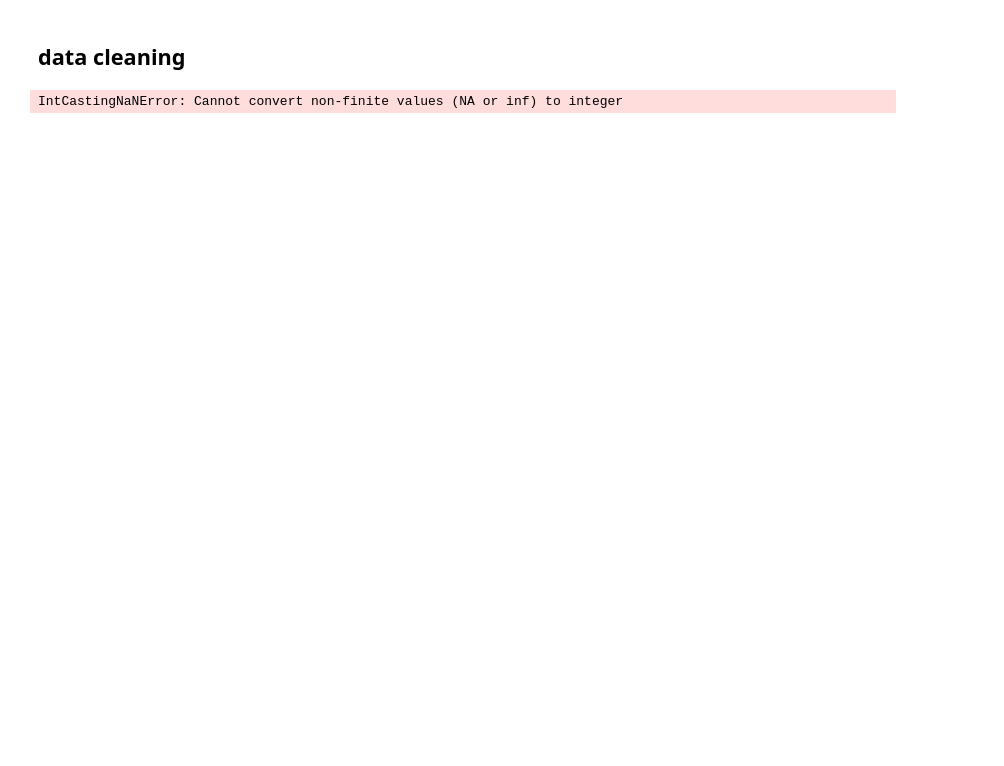
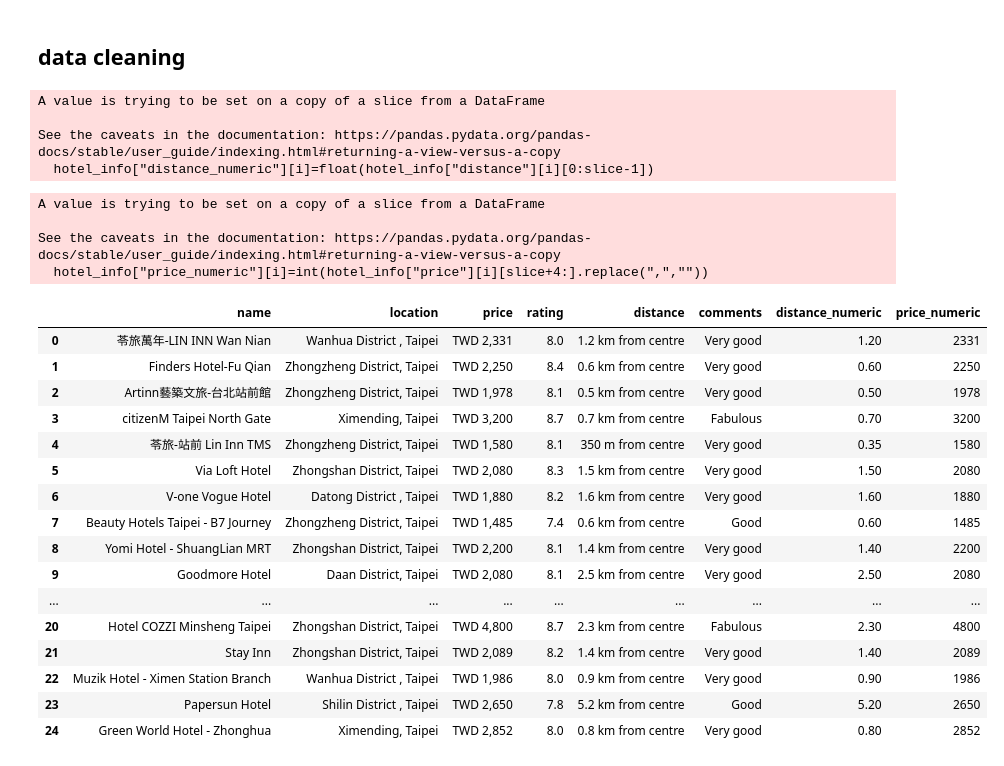
Before and after one commit to woody1234567/programming-hw, a Jupyter notebook: main.ipynb, the cells around one changed output. Drawn from its saved outputs; the diff is of its cells as text; code cells hidden in the pictures; blank space fills up the shorter version.

```diff
--- a/main.ipynb
+++ b/main.ipynb
@@ -41,8 +42,41 @@ for i in range(hotel_info.shape[0]):
     else:
         slice_temp=hotel_info["distance"][i].find("m")
         hotel_info["distance_numeric"][i]=float(hotel_info["distance"][i][0:slice_temp-1])/1000
-# rating
-hotel_info.astype({"price":"int","rating":"float"})
-hotel_info
 # %% [output]
-IntCastingNaNError: Cannot convert non-finite values (NA or inf) to integer
+A value is trying to be set on a copy of a slice from a DataFrame
+
+See the caveats in the documentation: https://pandas.pydata.org/pandas-docs/stable/user_guide/indexing.html#returning-a-view-versus-a-copy
+  hotel_info["distance_numeric"][i]=float(hotel_info["distance"][i][0:slice-1])
+# %%
+hotel_info["price_numeric"]=0
+# %%
+# price
+for i in range(hotel_info.shape[0]):
+    slice=hotel_info["price"][i].find("TWD")
+    if slice!=-1:
+        hotel_info["price_numeric"][i]=int(hotel_info["price"][i][slice+4:].replace(",",""))
+    else:
+        continue
+hotel_info
+# %% [output]
+A value is trying to be set on a copy of a slice from a DataFrame
+
+See the caveats in the documentation: https://pandas.pydata.org/pandas-docs/stable/user_guide/indexing.html#returning-a-view-versus-a-copy
+  hotel_info["price_numeric"][i]=int(hotel_info["price"][i][slice+4:].replace(",",""))
+|  | name | location | price | rating | distance | comments | distance_numeric | price_numeric |
+| 0 | 苓旅萬年-LIN INN Wan Nian | Wanhua District , Taipei | TWD 2,331 | 8.0 | 1.2 km from centre | Very good | 1.20 | 2331 |
+| 1 | Finders Hotel-Fu Qian | Zhongzheng District, Taipei | TWD 2,250 | 8.4 | 0.6 km from centre | Very good | 0.60 | 2250 |
+| 2 | Artinn藝築文旅-台北站前館 | Zhongzheng District, Taipei | TWD 1,978 | 8.1 | 0.5 km from centre | Very good | 0.50 | 1978 |
+| 3 | citizenM Taipei North Gate | Ximending, Taipei | TWD 3,200 | 8.7 | 0.7 km from centre | Fabulous | 0.70 | 3200 |
+| 4 | 苓旅-站前 Lin Inn TMS | Zhongzheng District, Taipei | TWD 1,580 | 8.1 | 350 m from centre | Very good | 0.35 | 1580 |
+| 5 | Via Loft Hotel | Zhongshan District, Taipei | TWD 2,080 | 8.3 | 1.5 km from centre | Very good | 1.50 | 2080 |
+| 6 | V-one Vogue Hotel | Datong District , Taipei | TWD 1,880 | 8.2 | 1.6 km from centre | Very good | 1.60 | 1880 |
+| 7 | Beauty Hotels Taipei - B7 Journey | Zhongzheng District, Taipei | TWD 1,485 | 7.4 | 0.6 km from centre | Good | 0.60 | 1485 |
+| 8 | Yomi Hotel - ShuangLian MRT | Zhongshan District, Taipei | TWD 2,200 | 8.1 | 1.4 km from centre | Very good | 1.40 | 2200 |
+| 9 | Goodmore Hotel | Daan District, Taipei | TWD 2,080 | 8.1 | 2.5 km from centre | Very good | 2.50 | 2080 |
+| ... | ... | ... | ... | ... | ... | ... | ... | ... |
+| 20 | Hotel COZZI Minsheng Taipei | Zhongshan District, Taipei | TWD 4,800 | 8.7 | 2.3 km from centre | Fabulous | 2.30 | 4800 |
+| 21 | Stay Inn | Zhongshan District, Taipei | TWD 2,089 | 8.2 | 1.4 km from centre | Very good | 1.40 | 2089 |
+| 22 | Muzik Hotel - Ximen Station Branch | Wanhua District , Taipei | TWD 1,986 | 8.0 | 0.9 km from centre | Very good | 0.90 | 1986 |
+| 23 | Papersun Hotel | Shilin District , Taipei | TWD 2,650 | 7.8 | 5.2 km from centre | Good | 5.20 | 2650 |
+| 24 | Green World Hotel - Zhonghua | Ximending, Taipei | TWD 2,852 | 8.0 | 0.8 km from centre | Very good | 0.80 | 2852 |
```
Also changed, not shown: parts of 3 cells of this notebook, 2 other files.
